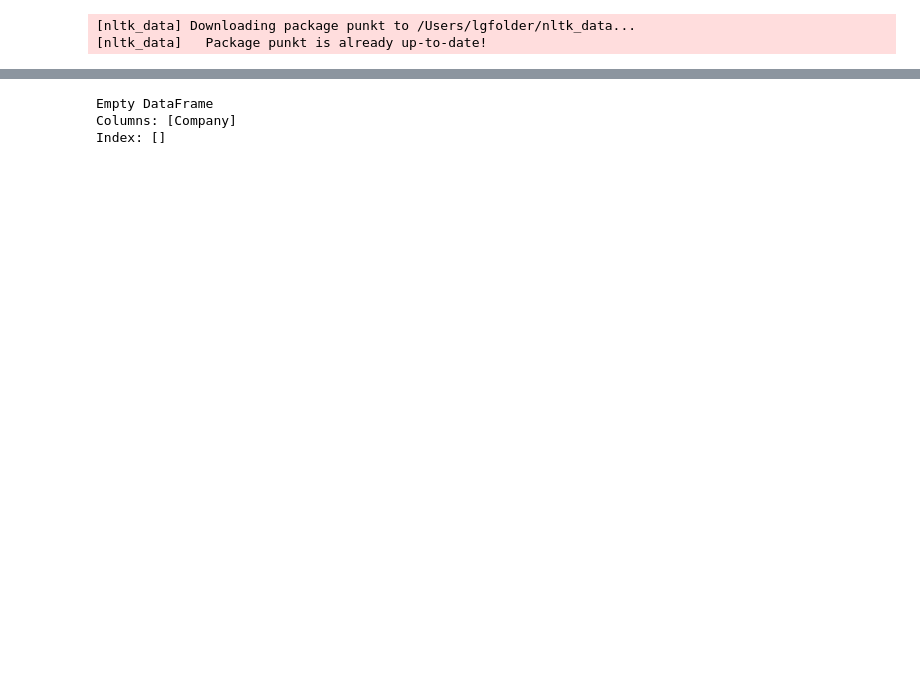
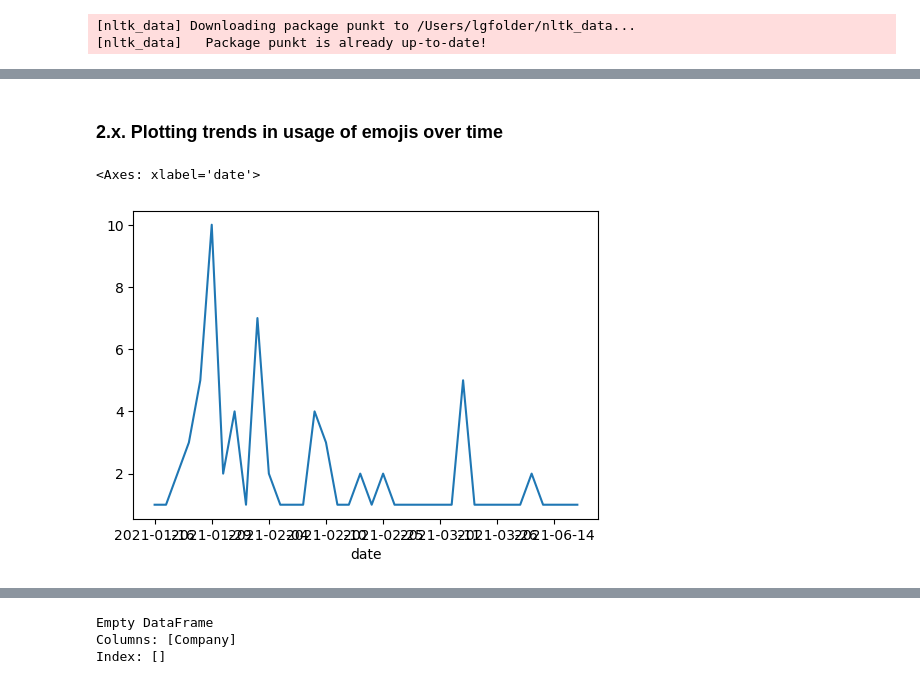
Before and after one commit to lusavkaedu/wallstreetbets, a Jupyter notebook: notebooks/VADER experiment.ipynb, the cells around one changed output, grey strips where cells are left out. Saved outputs shown, nothing was run; the diff lists cells and outputs as text; code cells hidden in the pictures; blank space fills up the shorter version.

```diff
--- a/notebooks/VADER experiment.ipynb
+++ b/notebooks/VADER experiment.ipynb
@@ -113,0 +124,16 @@ if __name__ == "__main__" :
+# %% [markdown]
+### 2.x. Plotting trends in usage of emojis over time
+# %%
+# Filter the DataFrame for rows where 'selftext' contains the specified phrase
+filtered_df = df[df['selftext'].str.contains("🚀", na=False, regex=True)]
+filtered_df
+
+# Group by the 'Date' column and sum specific numerical columns
+df_rockets_by_date = filtered_df.groupby('date')['id'].count()
+df_rockets_by_date
+
+# Display the result
+df_rockets_by_date.plot.line()
+# %% [output]
+<Axes: xlabel='date'>
+[figure, added]
```
Also changed, not shown: parts of 38 cells of this notebook, 1 other file.
